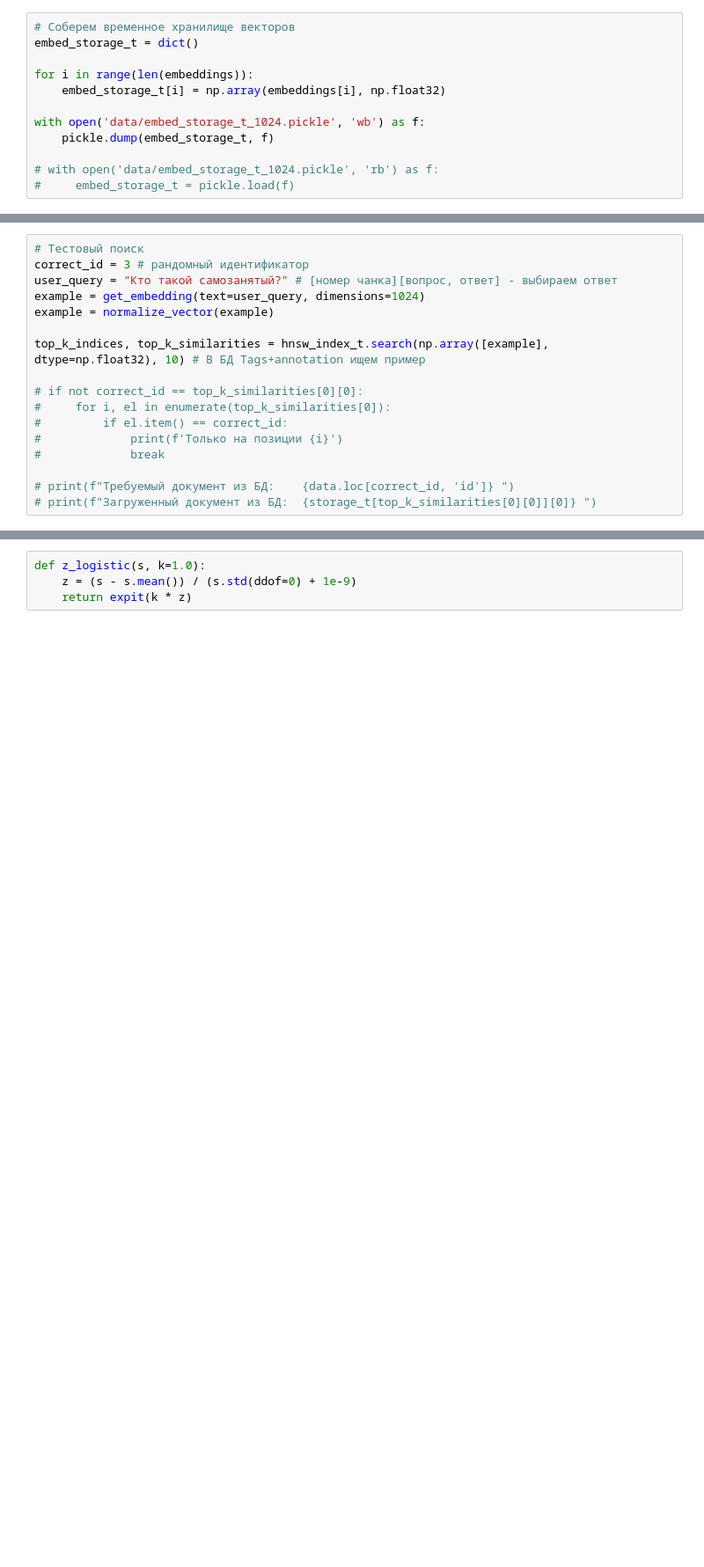
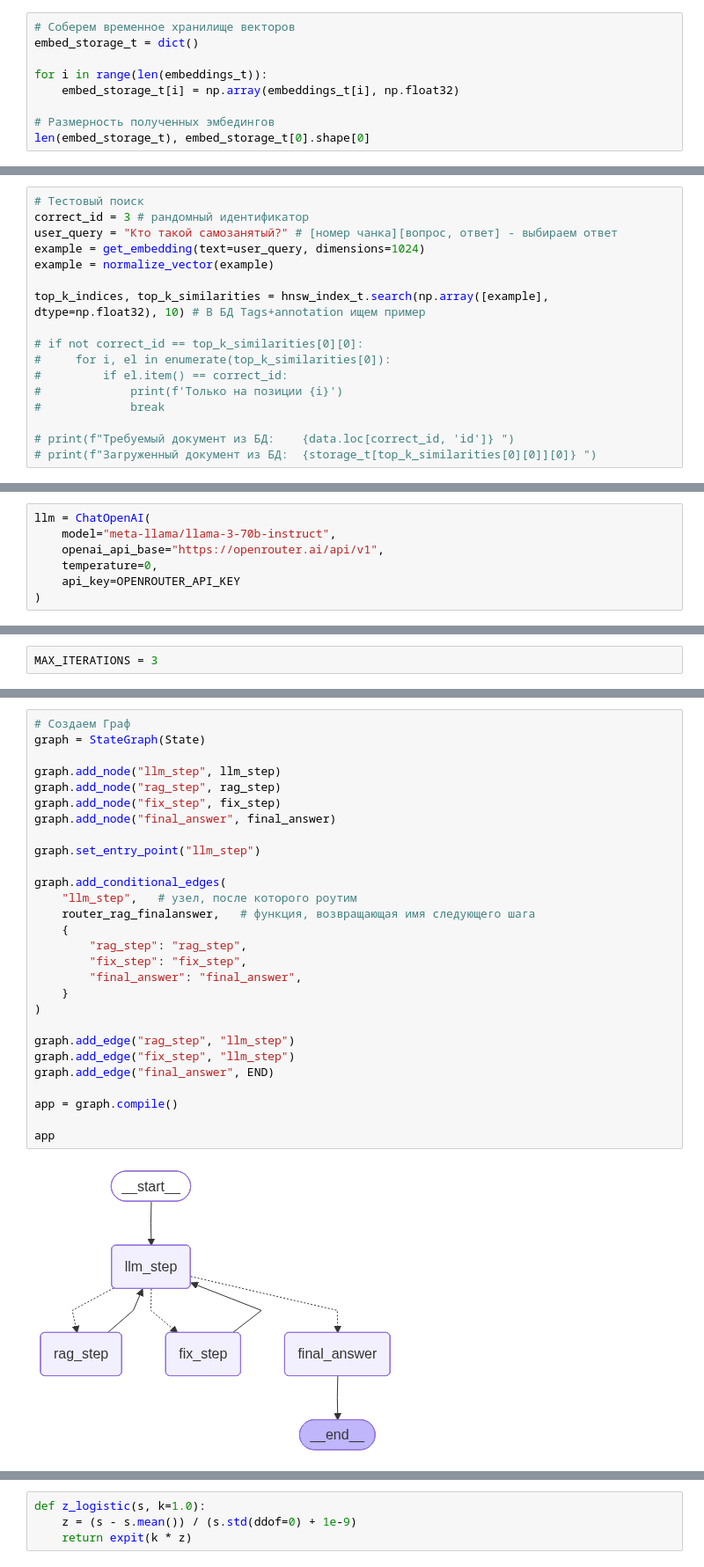
Before and after one commit to Dangennadevich/Raiff-LLM-Hack-2025, a Jupyter notebook: dev-strategy_2.ipynb, the cells around one changed output, grey strips where cells are left out. Shown at 88% size. Drawn from its saved outputs; the diff is of its cells as text; blank space fills up the shorter version.

```diff
--- a/dev-strategy_2.ipynb
+++ b/dev-strategy_2.ipynb
@@ -551,11 +208,8 @@ embeddings = get_batch_embeddings(texts, dimensions=1024)
 # Соберем временное хранилище векторов
 embed_storage_t = dict()
 
-for i in range(len(embeddings)):
-    embed_storage_t[i] = np.array(embeddings[i], np.float32)
+for i in range(len(embeddings_t)):
+    embed_storage_t[i] = np.array(embeddings_t[i], np.float32)
 
-with open('data/embed_storage_t_1024.pickle', 'wb') as f:
-    pickle.dump(embed_storage_t, f)
-
-# with open('data/embed_storage_t_1024.pickle', 'rb') as f:
-#     embed_storage_t = pickle.load(f)
+# Размерность полученных эмбедингов
+len(embed_storage_t), embed_storage_t[0].shape[0]
@@ -787,0 +413,7 @@ idx, sim
+# %%
+llm = ChatOpenAI(
+    model="meta-llama/llama-3-70b-instruct",
+    openai_api_base="https://openrouter.ai/api/v1",
+    temperature=0,
+    api_key=OPENROUTER_API_KEY
+)
@@ -787,0 +422,2 @@ idx, sim
+# %%
+MAX_ITERATIONS = 3
@@ -787,0 +582,30 @@ idx, sim
+# %%
+# Создаем Граф
+graph = StateGraph(State)
+
+graph.add_node("llm_step", llm_step)
+graph.add_node("rag_step", rag_step)
+graph.add_node("fix_step", fix_step)
+graph.add_node("final_answer", final_answer)
+
+graph.set_entry_point("llm_step")
+
+graph.add_conditional_edges(
+    "llm_step",   # узел, после которого роутим
+    router_rag_finalanswer,   # функция, возвращающая имя следующего шага
+    {
+        "rag_step": "rag_step",
+        "fix_step": "fix_step",
+        "final_answer": "final_answer",
+    }
+)
+
+graph.add_edge("rag_step", "llm_step")
+graph.add_edge("fix_step", "llm_step")
+graph.add_edge("final_answer", END)
+
+app = graph.compile()
+
+app
+# %% [output]
+[figure, added]
```
Also changed, not shown: parts of 111 cells of this notebook, 16 other files.
